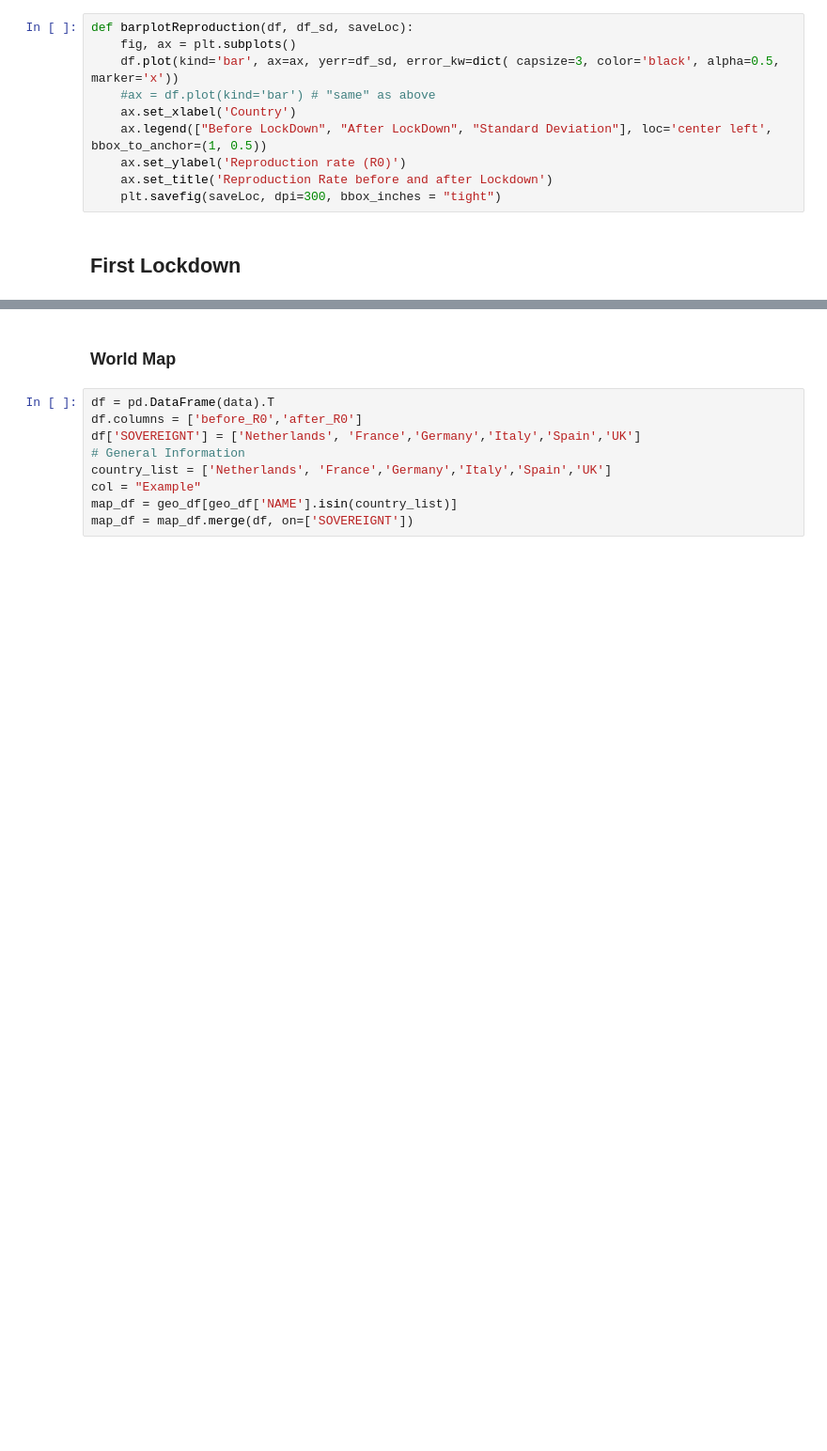
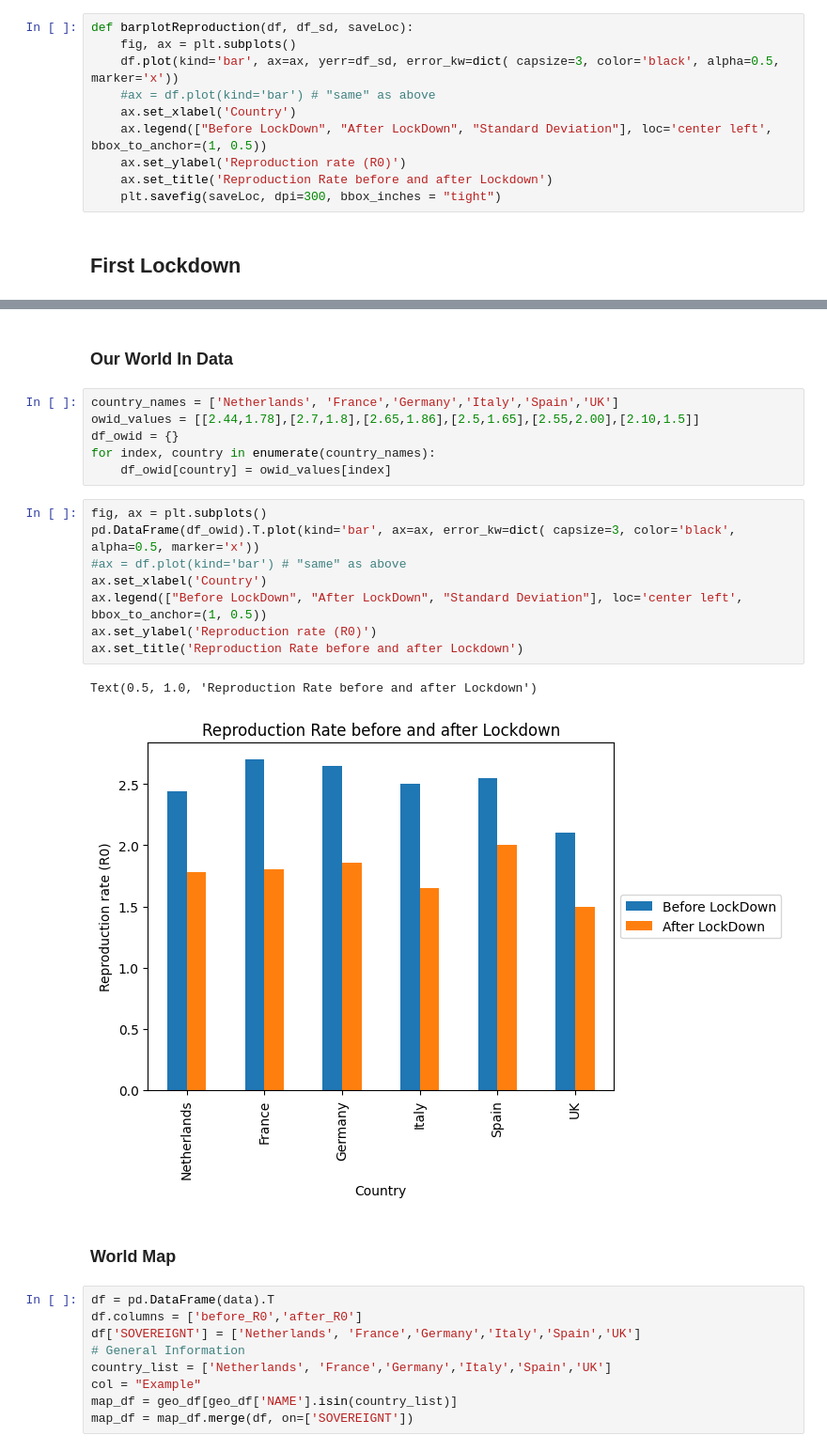
Before and after one commit to zenodea/MCMC_parameter_estimation, a Jupyter notebook: Data Analysis/europe_graph.ipynb, the cells around one changed output, grey strips where cells are left out. Shown: that part at 94% size. Saved outputs shown, nothing was run; the diff lists cells and outputs as text; blank space fills up the shorter version.

```diff
--- a/Data Analysis/europe_graph.ipynb
+++ b/Data Analysis/europe_graph.ipynb
@@ -46,3 +58,22 @@ barplotReproduction(df,df_sd, 'results/first_q/barplot_r.png')
+# %% [markdown]
+### Our World In Data
+# %%
+country_names = ['Netherlands', 'France','Germany','Italy','Spain','UK']
+owid_values = [[2.44,1.78],[2.7,1.8],[2.65,1.86],[2.5,1.65],[2.55,2.00],[2.10,1.5]]
+df_owid = {}
+for index, country in enumerate(country_names):
+    df_owid[country] = owid_values[index]
+# %%
+fig, ax = plt.subplots()
+pd.DataFrame(df_owid).T.plot(kind='bar', ax=ax, error_kw=dict( capsize=3, color='black', alpha=0.5, marker='x'))
+#ax = df.plot(kind='bar') # "same" as above
+ax.set_xlabel('Country')
+ax.legend(["Before LockDown", "After LockDown", "Standard Deviation"], loc='center left', bbox_to_anchor=(1, 0.5))
+ax.set_ylabel('Reproduction rate (R0)')
+ax.set_title('Reproduction Rate before and after Lockdown')
+# %% [output]
+Text(0.5, 1.0, 'Reproduction Rate before and after Lockdown')
+[figure, added]
 # %% [markdown]
 ### World Map
 # %%
```
Also changed, not shown: parts of 4 cells of this notebook, 21 other files.
